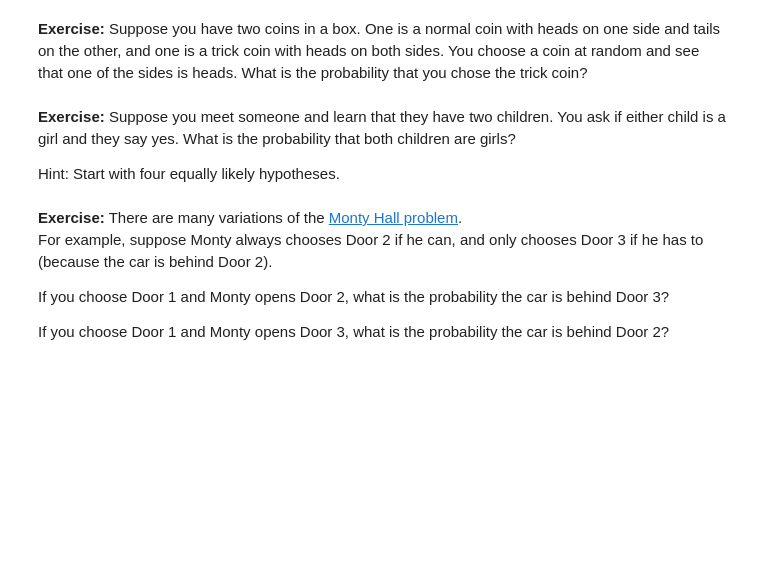
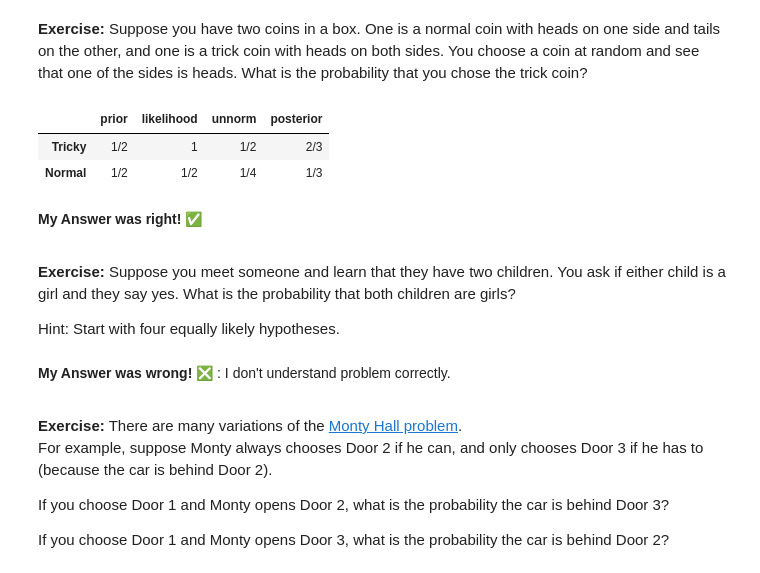
Before and after one commit to anvaari/ThinkBayes2, a Jupyter notebook: notebooks/chap02.ipynb, the cells around one changed output. Cells and saved outputs as stored; diff of their text form; code cells hidden in the pictures; blank space fills up the shorter version.

```diff
--- a/notebooks/chap02.ipynb
+++ b/notebooks/chap02.ipynb
@@ -375,3 +373,19 @@ What is the probability that you chose the trick coin?
+# %%
+# Solution goes here
+coins=pd.DataFrame(index=['Tricky','Normal'])
+coins['prior']=Fraction(1,2)
+coins['likelihood']=1,Fraction(1,2)
+update(coins)
+coins.loc['Tricky','posterior']
+# %% [output]
+|  | prior | likelihood | unnorm | posterior |
+| Tricky | 1/2 | 1 | 1/2 | 2/3 |
+| Normal | 1/2 | 1/2 | 1/4 | 1/3 |
+# %% [markdown]
+<div  style="font-size: 14px;font-family:Time" >
+
+**My Answer was right!** ✅
+</div>
 # %% [markdown]
 **Exercise:** Suppose you meet someone and learn that they have two children.
 You ask if either child is a girl and they say yes.
@@ -380,6 +394,12 @@ What is the probability that both children are girls?
 Hint: Start with four equally likely hypotheses.
 # %%
 # Solution goes here
+# %% [markdown]
+<div  style="font-size: 14px;font-family:Time" >
+
+**My Answer was wrong!** ❎ :
+I don't understand problem correctly.
+</div>
 # %% [markdown]
 **Exercise:** There are many variations of the [Monty Hall problem](https://en.wikipedia.org/wiki/Monty_Hall_problem).
 For example, suppose Monty always chooses Door 2 if he can, and
```
Also changed, not shown: parts of 10 cells of this notebook.
